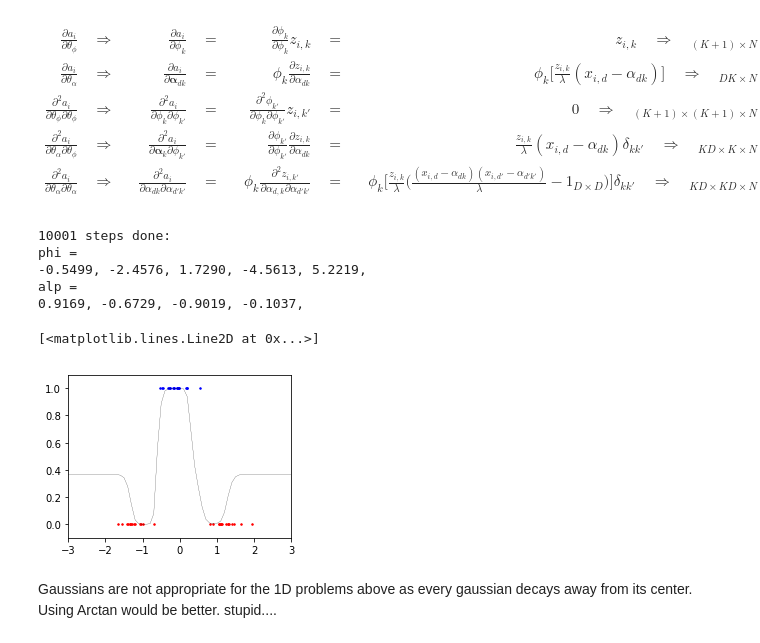
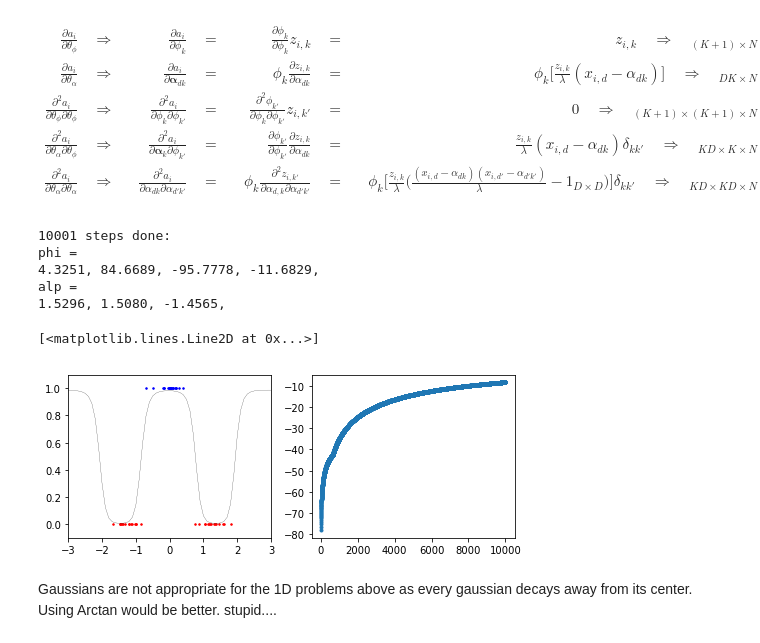
Before and after one commit to kiyomizuhi/machine_learning_scratch_Prince_computer_vision, a Jupyter notebook: scratch/classification/non_linear_logistic_regression.ipynb, the cells around one changed output. Saved outputs shown, nothing was run; the diff lists cells and outputs as text; code cells hidden in the pictures.

```diff
--- a/scratch/classification/non_linear_logistic_regression.ipynb
+++ b/scratch/classification/non_linear_logistic_regression.ipynb
@@ -762,32 +762,33 @@ def scale_coordinates(x):
     return xs, mu, sg
 # %%
 D = 1
-K = 4
+K = 3
 N = 50
 nnn = 10000
 beta = 0.01
-lmd = 0.2
-phi = 2 * (np.random.rand(1, K + 1) - 0.5)
-alp = 2 * (np.random.rand(D, K) - 0.5)
+lmd = 0.5
+phi = 2 * 2 * (np.random.rand(1, K + 1) - 0.5)
+alp = 2 * 2 * (np.random.rand(D, K) - 0.5)
 
-plt.rcParams['figure.figsize'] = (4.0, 3.0)
+plt.rcParams['figure.figsize'] = (8.0, 3.0)
 
+plt.subplot(1, 2, 1)
 _, _, x, w = generate_data_set_dim1_nonlinear(N)
 z = radial_basis(x, alp, lmd)
 phi, alp, theta, cost, step = newton_method(z, x, w, phi, alp, beta, lmd, nnn)
 xdb, dbdr = plot_decision_boundary_dim1(phi, alp, lmd)
 plt.plot(xdb.squeeze(), dbdr.squeeze(), '-', markersize=3, color=(0., 0., 0.), lw = 0.2)
 
-#plt.subplot(1, 2, 2)
-#plt.plot(np.arange(step), cost, '.')
+plt.subplot(1, 2, 2)
+plt.plot(np.arange(step), cost, '.')
 # %% [output]
 10001 steps done:
 phi =
--0.5499, -2.4576, 1.7290, -4.5613, 5.2219,
+4.3251, 84.6689, -95.7778, -11.6829,
 alp =
-0.9169, -0.6729, -0.9019, -0.1037,
+1.5296, 1.5080, -1.4565,
 [<matplotlib.lines.Line2D at 0x...>]
-[figure, old version]
+[figure, new version]
 # %% [markdown]
 Gaussians are not appropriate for the 1D problems above as every gaussian decays away from its center. Using Arctan would be better. stupid....
 # %%
```
Also changed, not shown: parts of 1 cell of this notebook.
